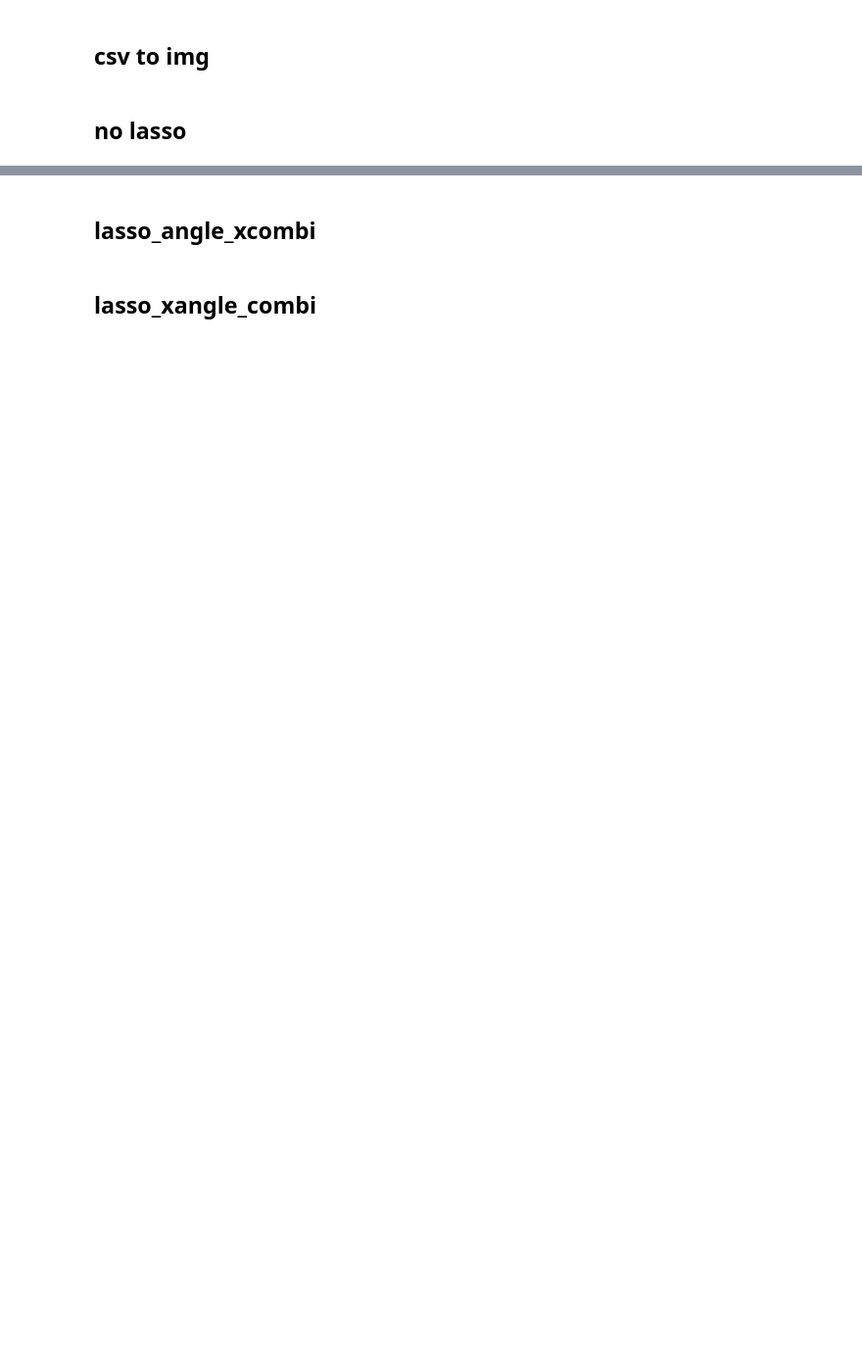
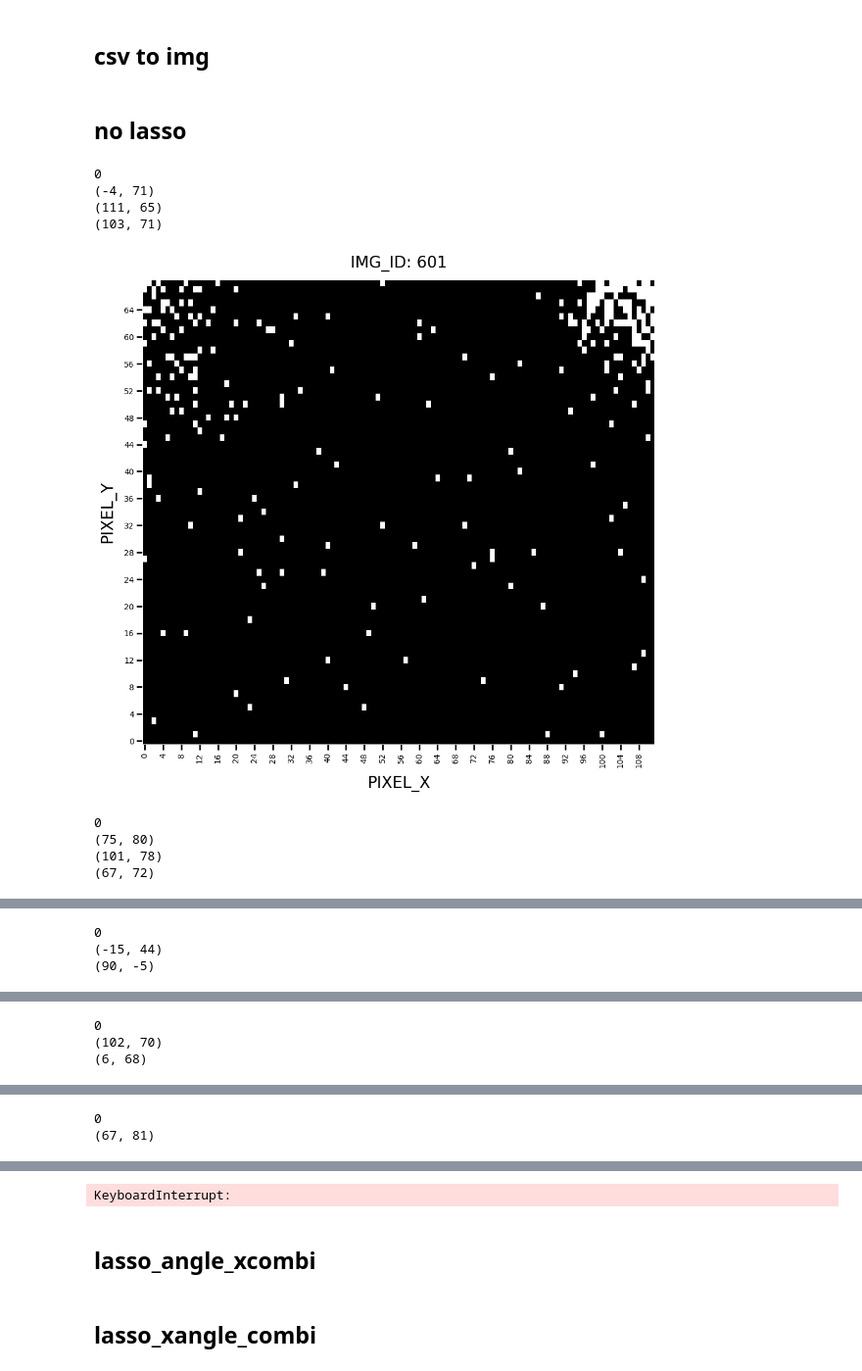
Before and after one commit to fyk-sen/aiep, a Jupyter notebook: LASSO_data/FINAL/final_lasso_code.ipynb, the cells around one changed output, grey strips where cells are left out. Shown at 98% size. Saved outputs shown, nothing was run; the diff lists cells and outputs as text; code cells hidden in the pictures; blank space fills up the shorter version.

```diff
--- a/LASSO_data/FINAL/final_lasso_code.ipynb
+++ b/LASSO_data/FINAL/final_lasso_code.ipynb
@@ -37,7 +37,7 @@ import random
 import time
 
 
-for ID in range(200):
+for ID in range(100):
 
     info = {
         'White Percentage': [],
@@ -198,38 +198,48 @@ for ID in range(200):
 
 
     # Display the DataFrame
-    df = pd.DataFrame(np.nan_to_num(df, nan=(ID+1)), columns=df.columns)
+    df = pd.DataFrame(np.nan_to_num(df, nan=(ID+601)), columns=df.columns)
     df = df.astype(int)
-    df.to_csv(f'no_lasso_200/CSV_data/IMG_ID{ID+1}.csv', index=False)
+    df.to_csv(f'no_lasso_200/CSV_data/IMG_ID{ID+601}.csv', index=False)
 
     image = df['PIXEL_COLOR'].values.reshape(69, 112)
     plt.rc('axes',edgecolor='w')
 
     # Create a square figure with subplots
     fig, ax = plt.subplots(figsize=(11.5, 10.5))
 
     # Plot the image on the single subplot
     ax.imshow(image, cmap='gray', interpolation='nearest', origin='lower')
 
     # Set the aspect ratio to 'auto'
     ax.set_aspect('auto', adjustable='box')
     ax.tick_params('both', length=7, width=2, which='major')
 
     plt.xticks(np.arange(0, 112, 4), rotation=90)
     plt.yticks(np.arange(0, 68, 4))
     plt.xlabel('PIXEL_X', fontsize=20, labelpad=10)
     plt.ylabel('PIXEL_Y', fontsize=20, labelpad=10)
-    plt.title(f"IMG_ID: {ID+1}", fontsize=20, pad=15)
+    plt.title(f"IMG_ID: {ID+601}", fontsize=20, pad=15)
 
-    plt.savefig(f'no_lasso_200/IMG/IMG_ID{ID+1}.png')
+    plt.savefig(f'no_lasso_200/IMG/IMG_ID{ID+601}.png')
 
     for key in info:
         if len(info[key]) < 3:
             info[key].extend([' '] * (3 - len(info[key])))
     df_info = pd.DataFrame(info)
 
-    df_info.to_csv(f'no_lasso_200/CSV_info/IMG_ID{ID+1}_info.csv', index=False)
+    df_info.to_csv(f'no_lasso_200/CSV_info/IMG_ID{ID+601}_info.csv', index=False)
 
     plt.show()
 
     time.sleep(1)
+# %% [output]
+0
+(-4, 71)
+(111, 65)
+(103, 71)
+[figure, added]
+0
+(75, 80)
+(101, 78)
+(67, 72)
@@ -235,0 +247,3 @@ for ID in range(200):
+0
+(-15, 44)
+(90, -5)
@@ -235,0 +251,3 @@ for ID in range(200):
+0
+(102, 70)
+(6, 68)
@@ -235,0 +255,2 @@ for ID in range(200):
+0
+(67, 81)
@@ -236,3 +258,4 @@ for ID in range(200):
+KeyboardInterrupt:
 # %% [markdown]
 ## lasso_angle_xcombi
 # %%
```
Also changed, not shown: parts of 1 cell of this notebook, 2 other files.
